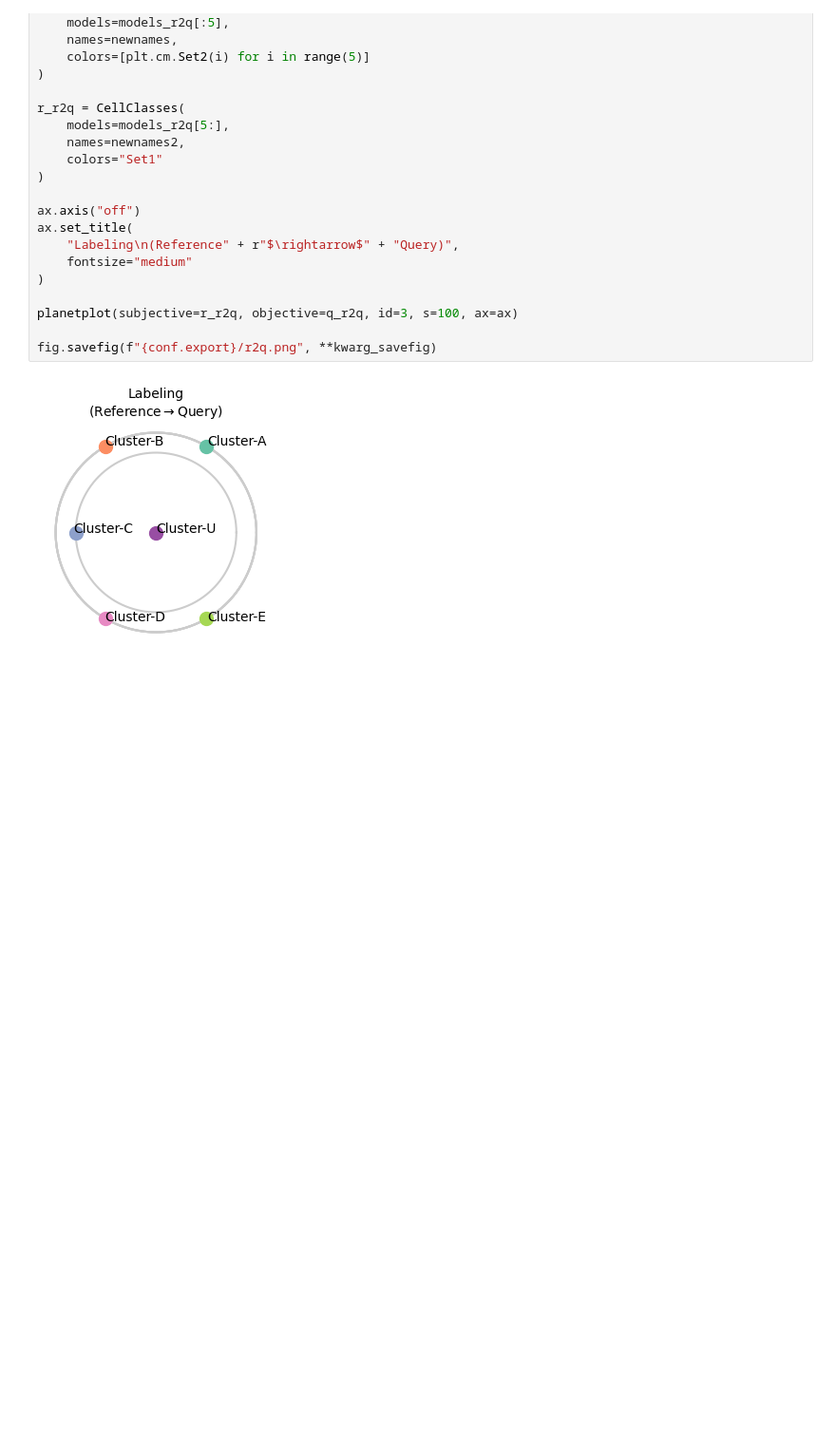
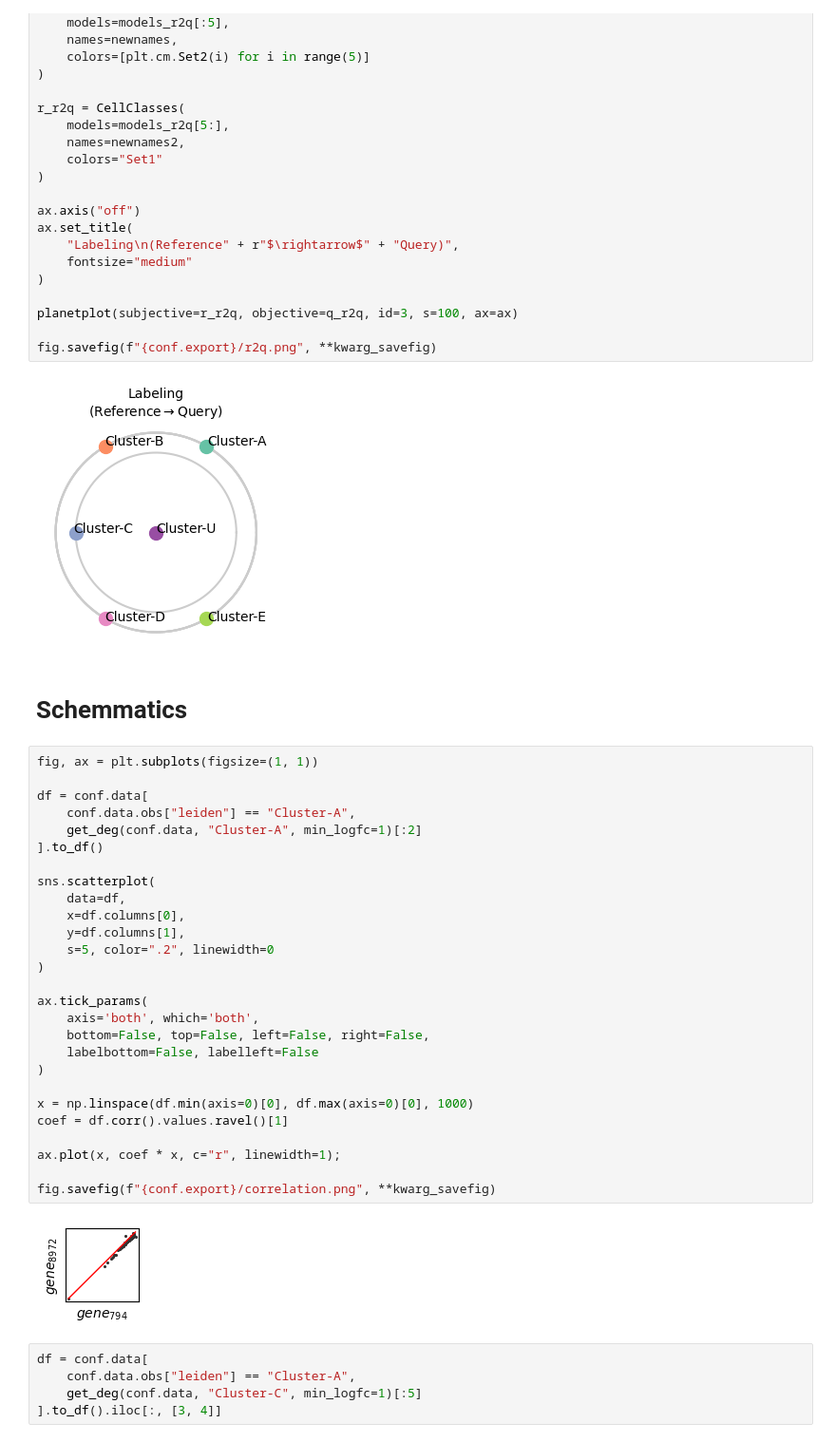
Before and after one commit to yo-aka-gene/grnet, a Jupyter notebook: docs/notebooks/toydata_viz.ipynb, the cells around one changed output. Shown at 95% size. Saved outputs shown, nothing was run; the diff lists cells and outputs as text; blank space fills up the shorter version.

```diff
--- a/docs/notebooks/toydata_viz.ipynb
+++ b/docs/notebooks/toydata_viz.ipynb
@@ -387,3 +404,39 @@ planetplot(subjective=r_r2q, objective=q_r2q, id=3, s=100, ax=ax)
 fig.savefig(f"{conf.export}/r2q.png", **kwarg_savefig)
 # %% [output]
 [figure]
+# %% [markdown]
+# Schemmatics
+# %%
+fig, ax = plt.subplots(figsize=(1, 1))
+
+df = conf.data[
+    conf.data.obs["leiden"] == "Cluster-A",
+    get_deg(conf.data, "Cluster-A", min_logfc=1)[:2]
+].to_df()
+
+sns.scatterplot(
+    data=df,
+    x=df.columns[0],
+    y=df.columns[1],
+    s=5, color=".2", linewidth=0
+)
+
+ax.tick_params(
+    axis='both', which='both',
+    bottom=False, top=False, left=False, right=False,
+    labelbottom=False, labelleft=False
+)
+
+x = np.linspace(df.min(axis=0)[0], df.max(axis=0)[0], 1000)
+coef = df.corr().values.ravel()[1]
+
+ax.plot(x, coef * x, c="r", linewidth=1);
+
+fig.savefig(f"{conf.export}/correlation.png", **kwarg_savefig)
+# %% [output]
+[figure, added]
+# %%
+df = conf.data[
+    conf.data.obs["leiden"] == "Cluster-A",
+    get_deg(conf.data, "Cluster-C", min_logfc=1)[:5]
+].to_df().iloc[:, [3, 4]]
```
Also changed, not shown: parts of 3 cells of this notebook.
